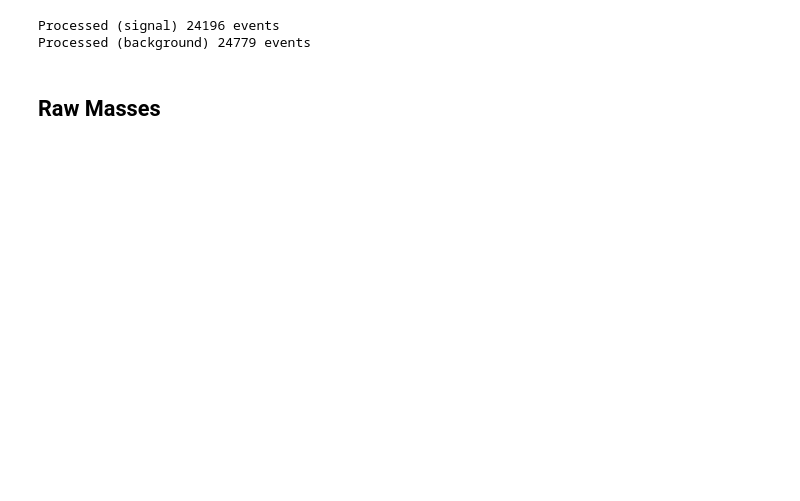
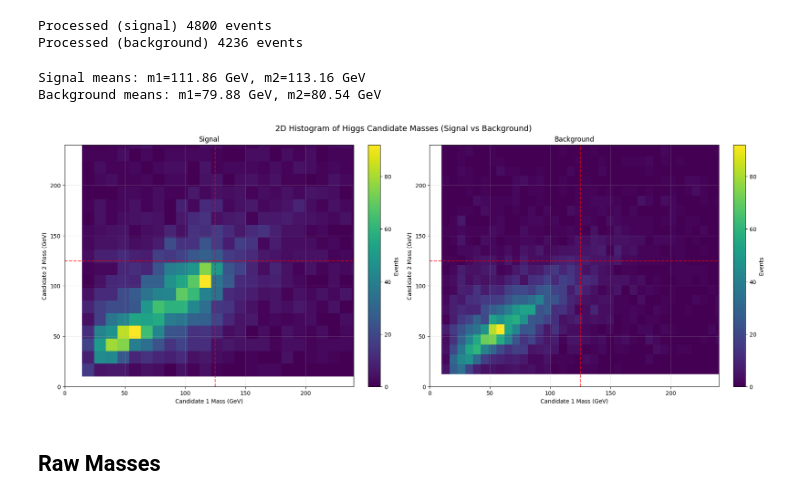
Before and after one commit to umarsdq/DiHiggsSBI_4b, a Jupyter notebook: higgs_candidate.ipynb, the cells around one changed output. Saved outputs shown, nothing was run; the diff lists cells and outputs as text; code cells hidden in the pictures; blank space fills up the shorter version.

```diff
--- a/higgs_candidate.ipynb
+++ b/higgs_candidate.ipynb
@@ -92,11 +132,11 @@ def collect_candidate_masses(arrays):
     cand2_masses = []
 
     for event_idx in range(len(arrays)):
-        pts = arrays["GenJet/GenJet.PT"][event_idx]
-        etas = arrays["GenJet/GenJet.Eta"][event_idx]
-        phis = arrays["GenJet/GenJet.Phi"][event_idx]
-        btag_scores = arrays["GenJet/GenJet.BTag"][event_idx]
-        masses = arrays["GenJet/GenJet.Mass"][event_idx]
+        pts = arrays[branches_to_read[0]][event_idx]
+        etas = arrays[branches_to_read[1]][event_idx]
+        phis = arrays[branches_to_read[2]][event_idx]
+        btag_scores = arrays[branches_to_read[3]][event_idx]
+        masses = arrays[branches_to_read[4]][event_idx]
 
         pts = np.array(pts)
         etas = np.array(etas)
@@ -169,41 +209,45 @@ bkg_cand1, bkg_cand2 = collect_candidate_masses(arrays_bkg)
 print(f"Processed (signal) {len(sig_cand1)} events")
 print(f"Processed (background) {len(bkg_cand1)} events")
 # %% [output]
-Processed (signal) 24196 events
-Processed (background) 24779 events
+Processed (signal) 4800 events
+Processed (background) 4236 events
 # %%
-# # Side-by-side 2D histograms (Signal | Background) with higher resolution
-# fig, axes = plt.subplots(1, 2, figsize=(18, 7), constrained_layout=True)
+# Side-by-side 2D histograms (Signal | Background) with higher resolution
+fig, axes = plt.subplots(1, 2, figsize=(18, 7), constrained_layout=True)
 
-# # Signal
-# h1 = axes[0].hist2d(sig_cand1, sig_cand2, bins=150, cmap='viridis')
-# axes[0].set_xlim(0, 240)
-# axes[0].set_ylim(0, 240)
-# axes[0].set_xlabel('Candidate 1 Mass (GeV)')
-# axes[0].set_ylabel('Candidate 2 Mass (GeV)')
-# axes[0].set_title('Signal')
-# axes[0].grid(True, alpha=0.3)
-# axes[0].axvline(x=125, color='red', linestyle='--', alpha=0.7)
-# axes[0].axhline(y=125, color='red', linestyle='--', alpha=0.7)
-# fig.colorbar(h1[3], ax=axes[0], label='Events')
+# Signal
+h1 = axes[0].hist2d(sig_cand1, sig_cand2, bins=100, cmap='viridis')
+axes[0].set_xlim(0, 240)
+axes[0].set_ylim(0, 240)
+axes[0].set_xlabel('Candidate 1 Mass (GeV)')
+axes[0].set_ylabel('Candidate 2 Mass (GeV)')
+axes[0].set_title('Signal')
+axes[0].grid(True, alpha=0.3)
+axes[0].axvline(x=125, color='red', linestyle='--', alpha=0.7)
+axes[0].axhline(y=125, color='red', linestyle='--', alpha=0.7)
+fig.colorbar(h1[3], ax=axes[0], label='Events')
 
-# # Background
-# h2 = axes[1].hist2d(bkg_cand1, bkg_cand2, bins=150, cmap='viridis')
-# axes[1].set_xlim(0, 240)
-# axes[1].set_ylim(0, 240)
-# axes[1].set_xlabel('Candidate 1 Mass (GeV)')
-# axes[1].set_ylabel('Candidate 2 Mass (GeV)')
-# axes[1].set_title('Background')
-# axes[1].grid(True, alpha=0.3)
-# axes[1].axvline(x=125, color='red', linestyle='--', alpha=0.7)
-# axes[1].axhline(y=125, color='red', linestyle='--', alpha=0.7)
-# fig.colorbar(h2[3], ax=axes[1], label='Events')
+# Background
+h2 = axes[1].hist2d(bkg_cand1, bkg_cand2, bins=100, cmap='viridis')
+axes[1].set_xlim(0, 240)
+axes[1].set_ylim(0, 240)
+axes[1].set_xlabel('Candidate 1 Mass (GeV)')
+axes[1].set_ylabel('Candidate 2 Mass (GeV)')
+axes[1].set_title('Background')
+axes[1].grid(True, alpha=0.3)
+axes[1].axvline(x=125, color='red', linestyle='--', alpha=0.7)
+axes[1].axhline(y=125, color='red', linestyle='--', alpha=0.7)
+fig.colorbar(h2[3], ax=axes[1], label='Events')
 
-# fig.suptitle('2D Histogram of Higgs Candidate Masses (Signal vs Background)', fontsize=14)
-# plt.savefig('higgs_candidate_masses_signal_vs_background_highres.pdf', dpi=200)
+fig.suptitle('2D Histogram of Higgs Candidate Masses (Signal vs Background)', fontsize=14)
+plt.savefig('higgs_candidate_masses_signal_vs_background_highres.pdf', dpi=200)
 
-# print(f"Signal means: m1={np.mean(sig_cand1):.2f} GeV, m2={np.mean(sig_cand2):.2f} GeV")
-# print(f"Background means: m1={np.mean(bkg_cand1):.2f} GeV, m2={np.mean(bkg_cand2):.2f} GeV")
+print(f"Signal means: m1={np.mean(sig_cand1):.2f} GeV, m2={np.mean(sig_cand2):.2f} GeV")
+print(f"Background means: m1={np.mean(bkg_cand1):.2f} GeV, m2={np.mean(bkg_cand2):.2f} GeV")
+# %% [output]
+Signal means: m1=111.86 GeV, m2=113.16 GeV
+Background means: m1=79.88 GeV, m2=80.54 GeV
+[figure, added]
 # %% [markdown]
 ## Raw Masses
 # %%
```
Also changed, not shown: parts of 6 cells of this notebook, 15 other files.
